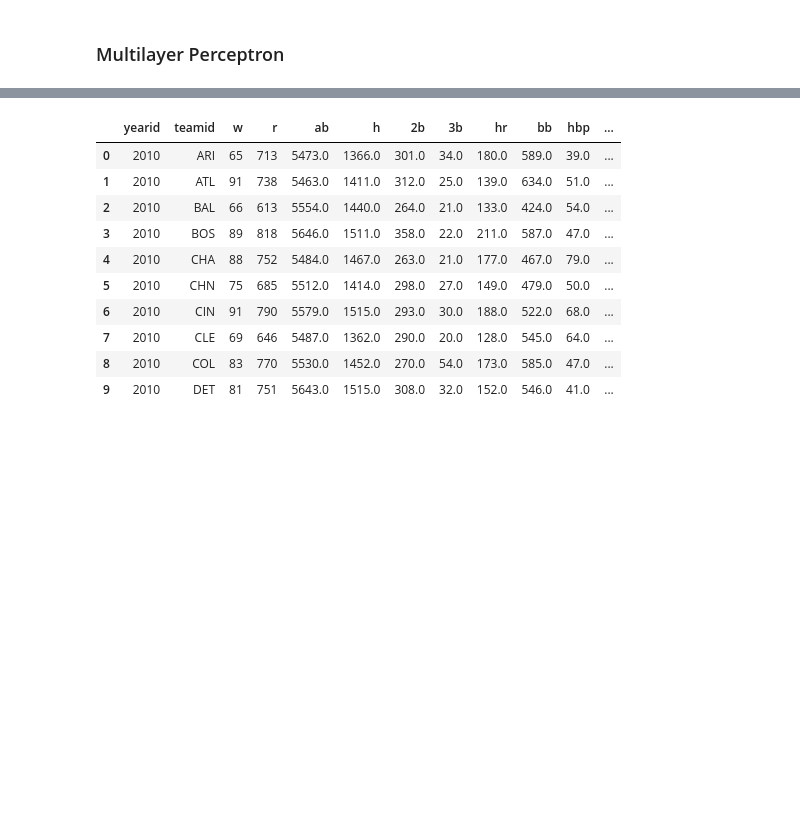
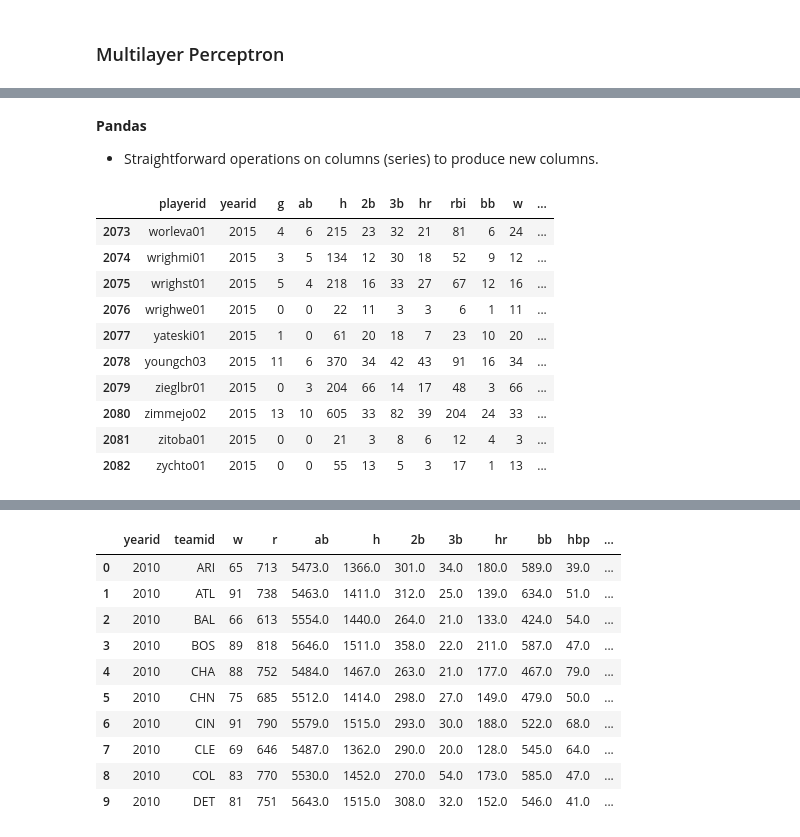
Before and after one commit to zyxdlsz/w4111-Databases, a Jupyter notebook: Notebooks/w4111_L12_MoneyBall_Continued.ipynb, the cells around one changed output, grey strips where cells are left out. Cells and saved outputs as stored; diff of their text form; code cells hidden in the pictures; blank space fills up the shorter version.

```diff
--- a/Notebooks/w4111_L12_MoneyBall_Continued.ipynb
+++ b/Notebooks/w4111_L12_MoneyBall_Continued.ipynb
@@ -340,0 +556,19 @@ err2['re'].mean()
+# %% [markdown]
+__Pandas__
+
+- Straightforward operations on columns (series) to produce new columns.
+# %%
+df_sql['ba']=df_sql['h'].astype(float)/df_sql['ab'].astype(float)
+df_sql.tail(10)
+# %% [output]
+|  | playerid | yearid | g | ab | h | 2b | 3b | hr | rbi | bb | w | ... |
+| 2073 | worleva01 | 2015 | 4 | 6 | 215 | 23 | 32 | 21 | 81 | 6 | 24 | ... |
+| 2074 | wrighmi01 | 2015 | 3 | 5 | 134 | 12 | 30 | 18 | 52 | 9 | 12 | ... |
+| 2075 | wrighst01 | 2015 | 5 | 4 | 218 | 16 | 33 | 27 | 67 | 12 | 16 | ... |
+| 2076 | wrighwe01 | 2015 | 0 | 0 | 22 | 11 | 3 | 3 | 6 | 1 | 11 | ... |
+| 2077 | yateski01 | 2015 | 1 | 0 | 61 | 20 | 18 | 7 | 23 | 10 | 20 | ... |
+| 2078 | youngch03 | 2015 | 11 | 6 | 370 | 34 | 42 | 43 | 91 | 16 | 34 | ... |
+| 2079 | zieglbr01 | 2015 | 0 | 3 | 204 | 66 | 14 | 17 | 48 | 3 | 66 | ... |
+| 2080 | zimmejo02 | 2015 | 13 | 10 | 605 | 33 | 82 | 39 | 204 | 24 | 33 | ... |
+| 2081 | zitoba01 | 2015 | 0 | 0 | 21 | 3 | 8 | 6 | 12 | 4 | 3 | ... |
+| 2082 | zychto01 | 2015 | 0 | 0 | 55 | 13 | 5 | 3 | 17 | 1 | 13 | ... |
```
Also changed, not shown: parts of 51 cells of this notebook, 19 other files.
